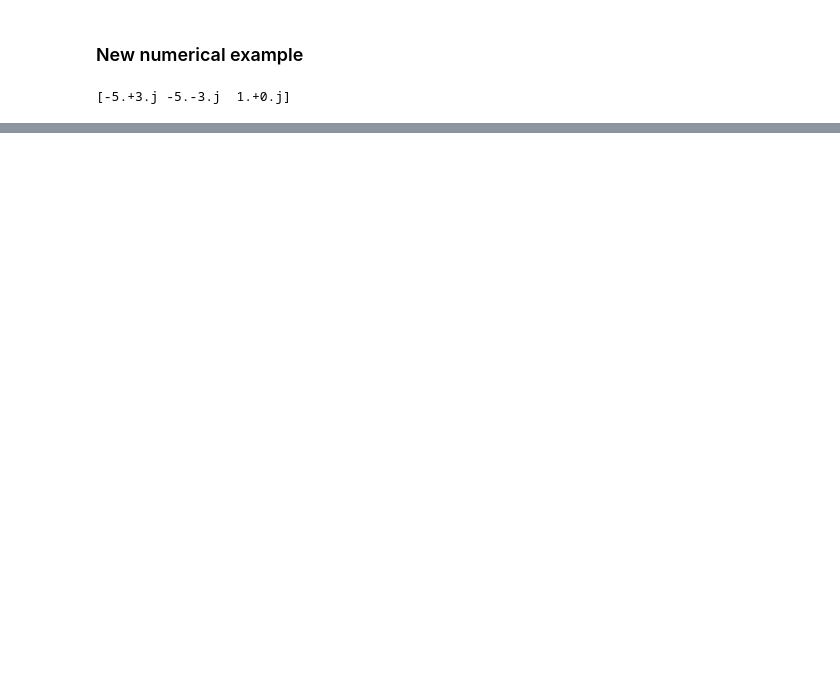
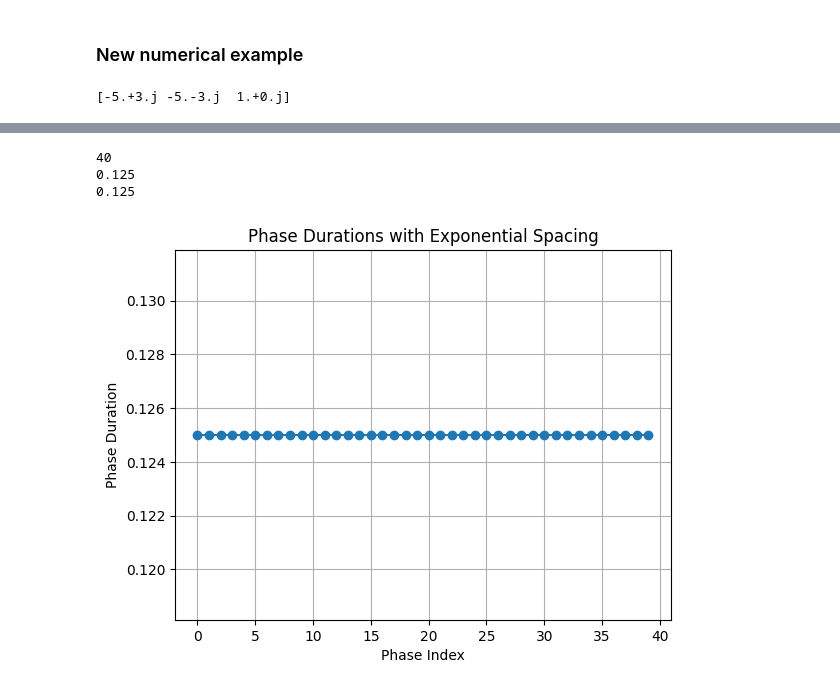
Before and after one commit to piergo98/OCSLC, a Jupyter notebook: plots_notebook.ipynb, the cells around one changed output, grey strips where cells are left out. Cells and saved outputs as stored; diff of their text form; code cells hidden in the pictures; blank space fills up the shorter version.

```diff
--- a/plots_notebook.ipynb
+++ b/plots_notebook.ipynb
@@ -416,0 +476,23 @@ print(eigVal)
+# %%
+# Generate an array of phase durations with exponential spacing that sum to time_horizon
+
+time_horizon = 5
+exp_dist = 1.**np.arange(40)
+phase_durations = exp_dist * time_horizon / np.sum(exp_dist)
+
+print(len(phase_durations))
+print(phase_durations[0])
+print(phase_durations[-1])
+
+plt.figure()
+plt.plot(phase_durations, marker='o')
+plt.xlabel('Phase Index')
+plt.ylabel('Phase Duration')
+plt.title('Phase Durations with Exponential Spacing')
+plt.grid()
+plt.show()
+# %% [output]
+40
+0.125
+0.125
+[figure, added]
```
Also changed, not shown: parts of 7 cells of this notebook.
